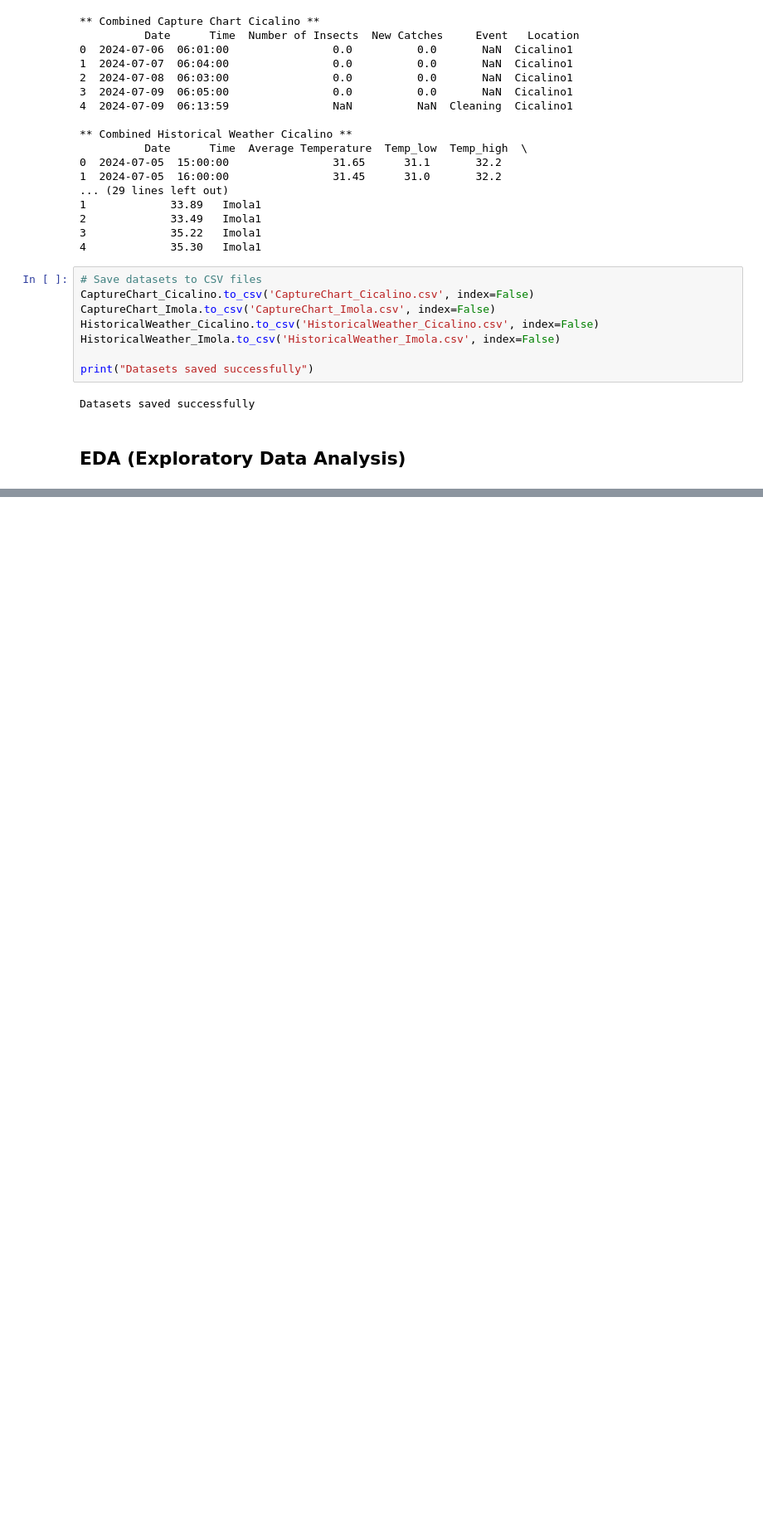
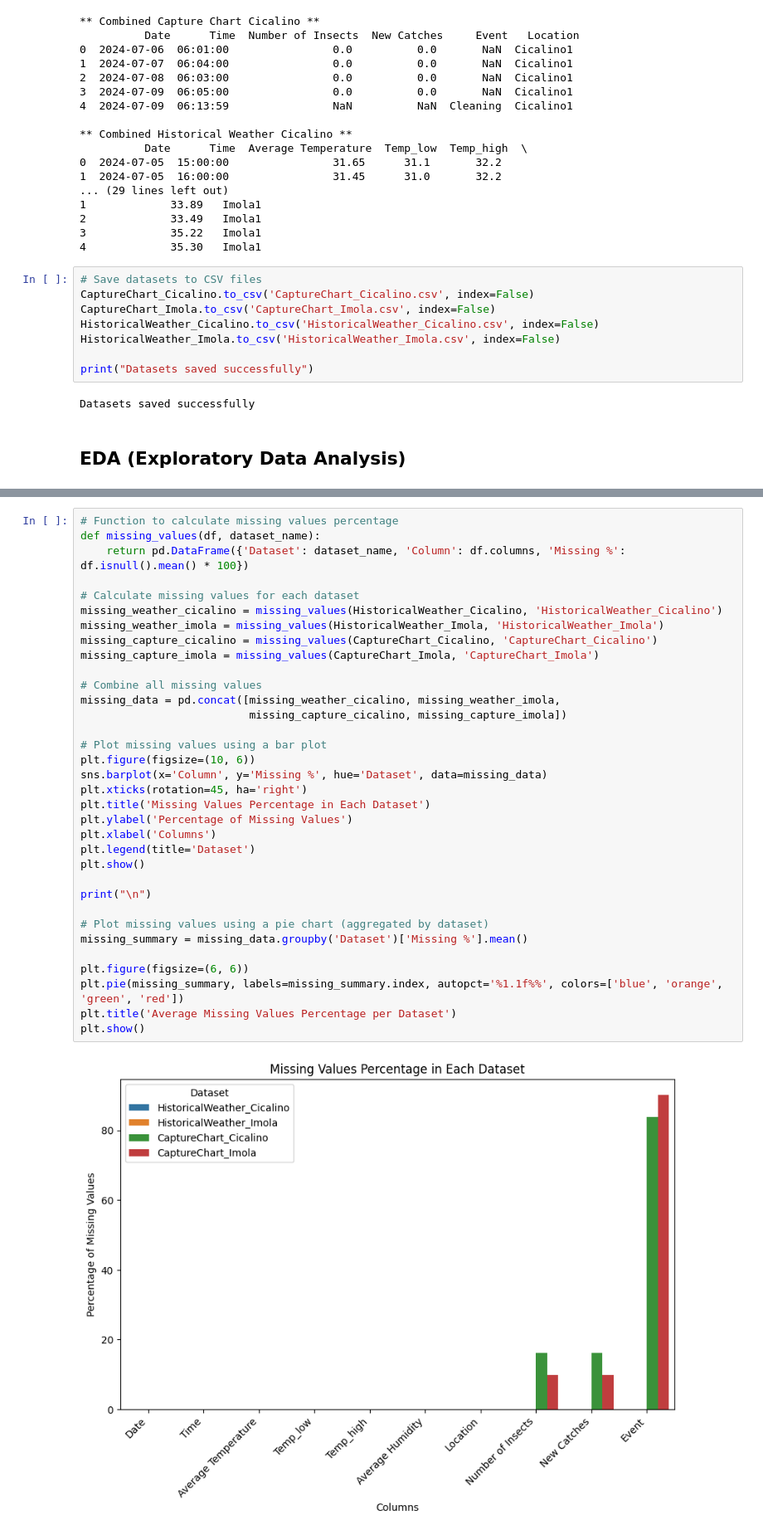
Before and after one commit to raz0208/Agritech-Pest-Prediction, a Jupyter notebook: Agritech_Pest_Prediction_and_Classification.ipynb, the cells around one changed output, grey strips where cells are left out. Shown at 83% size. Drawn from its saved outputs; the diff is of its cells as text; blank space fills up the shorter version.

```diff
--- a/Agritech_Pest_Prediction_and_Classification.ipynb
+++ b/Agritech_Pest_Prediction_and_Classification.ipynb
@@ -603,0 +606,36 @@ Datasets saved successfully
+# %%
+# Function to calculate missing values percentage
+def missing_values(df, dataset_name):
+    return pd.DataFrame({'Dataset': dataset_name, 'Column': df.columns, 'Missing %': df.isnull().mean() * 100})
+
+# Calculate missing values for each dataset
+missing_weather_cicalino = missing_values(HistoricalWeather_Cicalino, 'HistoricalWeather_Cicalino')
+missing_weather_imola = missing_values(HistoricalWeather_Imola, 'HistoricalWeather_Imola')
+missing_capture_cicalino = missing_values(CaptureChart_Cicalino, 'CaptureChart_Cicalino')
+missing_capture_imola = missing_values(CaptureChart_Imola, 'CaptureChart_Imola')
+
+# Combine all missing values
+missing_data = pd.concat([missing_weather_cicalino, missing_weather_imola,
+                          missing_capture_cicalino, missing_capture_imola])
+
+# Plot missing values using a bar plot
+plt.figure(figsize=(10, 6))
+sns.barplot(x='Column', y='Missing %', hue='Dataset', data=missing_data)
+plt.xticks(rotation=45, ha='right')
+plt.title('Missing Values Percentage in Each Dataset')
+plt.ylabel('Percentage of Missing Values')
+plt.xlabel('Columns')
+plt.legend(title='Dataset')
+plt.show()
+
+print("\n")
+
+# Plot missing values using a pie chart (aggregated by dataset)
+missing_summary = missing_data.groupby('Dataset')['Missing %'].mean()
+
+plt.figure(figsize=(6, 6))
+plt.pie(missing_summary, labels=missing_summary.index, autopct='%1.1f%%', colors=['blue', 'orange', 'green', 'red'])
+plt.title('Average Missing Values Percentage per Dataset')
+plt.show()
+# %% [output]
+[figure, added]
```
Also changed, not shown: parts of 3 cells of this notebook.
